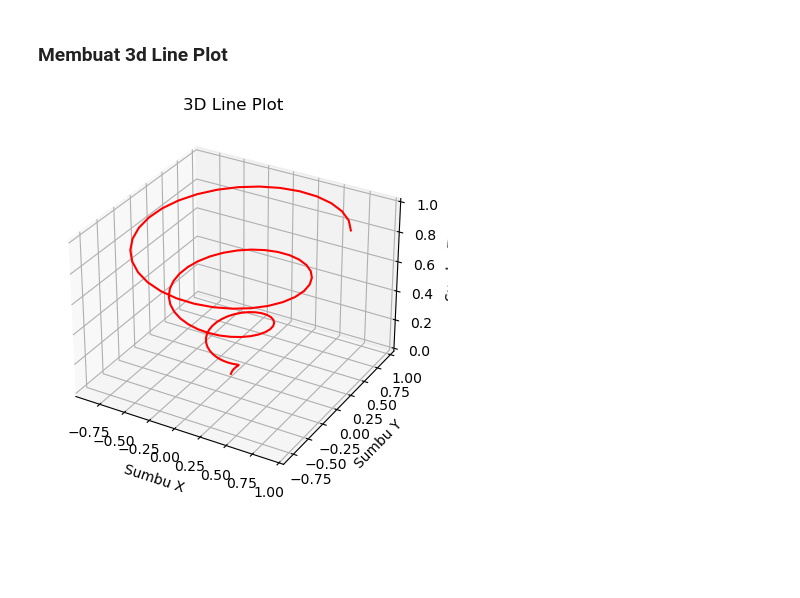
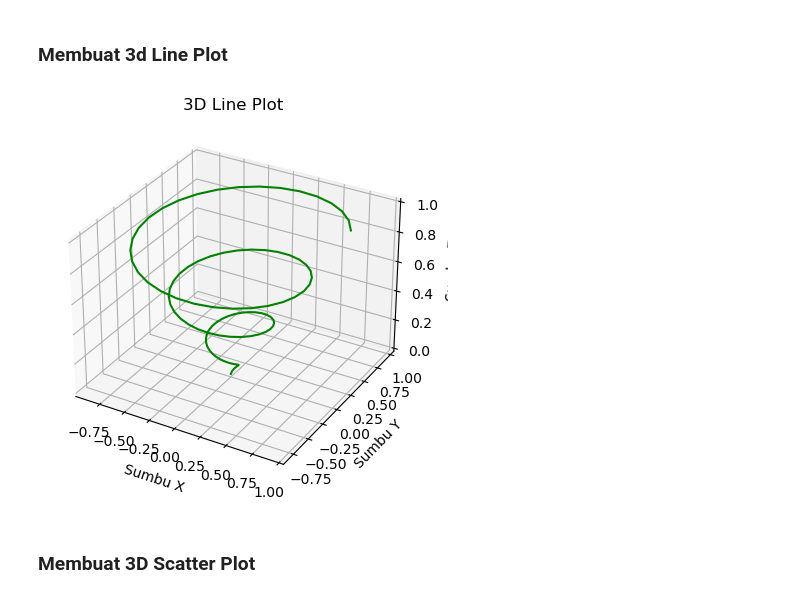
Before and after one commit to Edy-Mochamad/Learn-visualization-data, a Jupyter notebook: pengenalan-Matplotlib.ipynb, the cells around one changed output. Drawn from its saved outputs; the diff is of its cells as text; code cells hidden in the pictures; blank space fills up the shorter version.

```diff
--- a/pengenalan-Matplotlib.ipynb
+++ b/pengenalan-Matplotlib.ipynb
@@ -1141,16 +1141,18 @@ y = z * np.cos(20 * z)
 # %%
 fig = plt.figure()
 ax = plt.axes(projection = '3d')
 
-ax.plot(x, y, z, color = 'r')
+ax.plot(x, y, z, color = 'g')
 
 ax.set(
     title = '3D Line Plot',
     xlabel = 'Sumbu X',
     ylabel = 'Sumbu Y',
     zlabel = 'Sumbu Z'
 )
 
 plt.show()
 # %% [output]
-[figure, old version]
+[figure, new version]
+# %% [markdown]
+### **Membuat 3D Scatter Plot**
```
Also changed, not shown: parts of 2 cells of this notebook.
